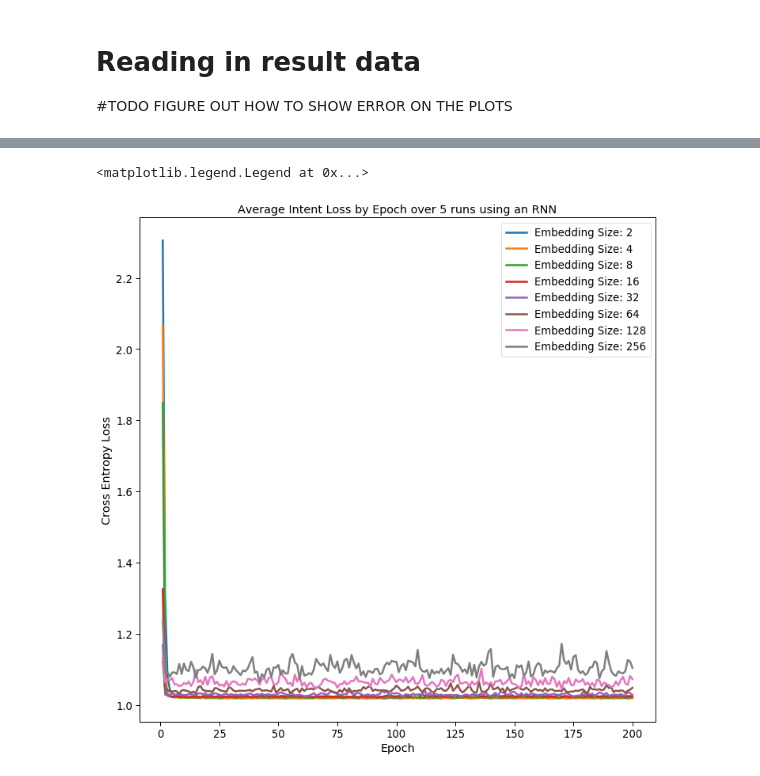
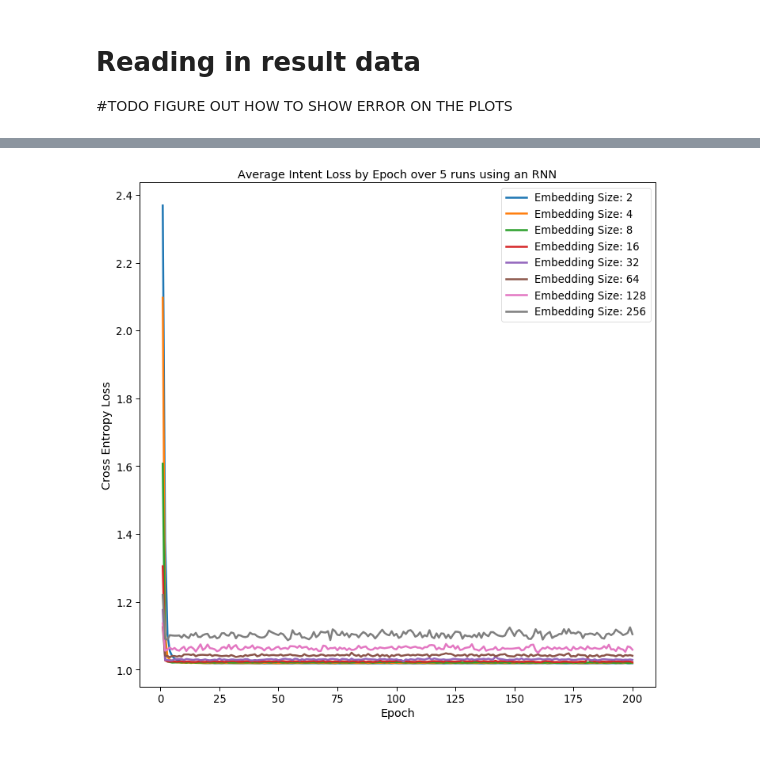
Before and after one commit to lionely/nlu-joint-slot-intent-detection, a Jupyter notebook: Processing RNN Experiment Results.ipynb, the cells around one changed output, grey strips where cells are left out. Drawn from its saved outputs; the diff is of its cells as text; code cells hidden in the pictures.

```diff
--- a/Processing RNN Experiment Results.ipynb
+++ b/Processing RNN Experiment Results.ipynb
@@ -13,7 +13,7 @@ sns.set_context("paper", font_scale = 1.5, rc={"lines.linewidth":2.5})
 # %%
 #reading in data and averaging.
 # final dataframe should look like: average_over_#_run_epoch:1_slot_losses,average_over_#_run_epoch:1_intent_losses .... average_over_#_run_epoch200:
-num_runs = 1
+num_runs = 5
 num_epochs = 200
 embedding_types = [2,4,8,16,32,64,128,256]
 # %%
@@ -79,15 +80,16 @@ plt.legend()
 # %%
 fig, ax = plt.subplots(figsize=a4_dims)
 for embedding in embedding_types:
     list_by_runs = find_by_embedding(num_runs,embedding)
     avged_runs = avg_by_run(list_by_runs)
     avged_runs_by_epoch = avg_over_epoch(avged_runs,num_epochs,loss_type="intent_losses")
     ax = sns.lineplot(x=x_epochs,y=avged_runs_by_epoch,label="Embedding Size: "+str(embedding))
     #fig = ax.get_figure()
 plt.title('Average Intent Loss by Epoch over 5 runs using an RNN')
 plt.ylabel('Cross Entropy Loss')
 plt.xlabel('Epoch')
 plt.legend()
+fig = ax.get_figure()
+fig.savefig("graphs/rnn_intent_losses.png",bbox_inches="tight",dpi=300)
 # %% [output]
-<matplotlib.legend.Legend at 0x...>
-[figure, old version]
+[figure, new version]
```
Also changed, not shown: parts of 3 cells of this notebook, 1 other file.
